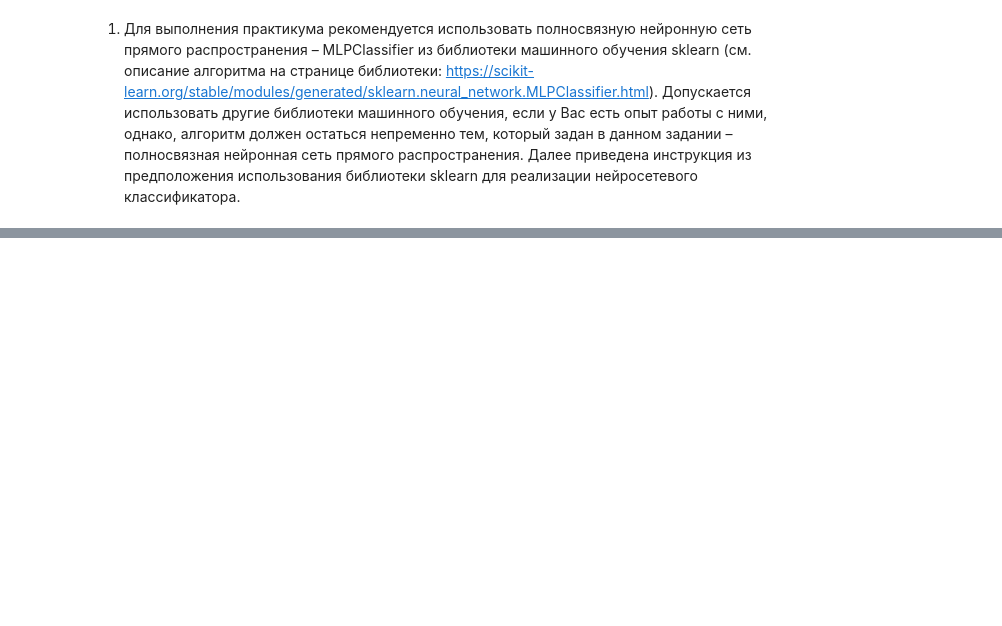
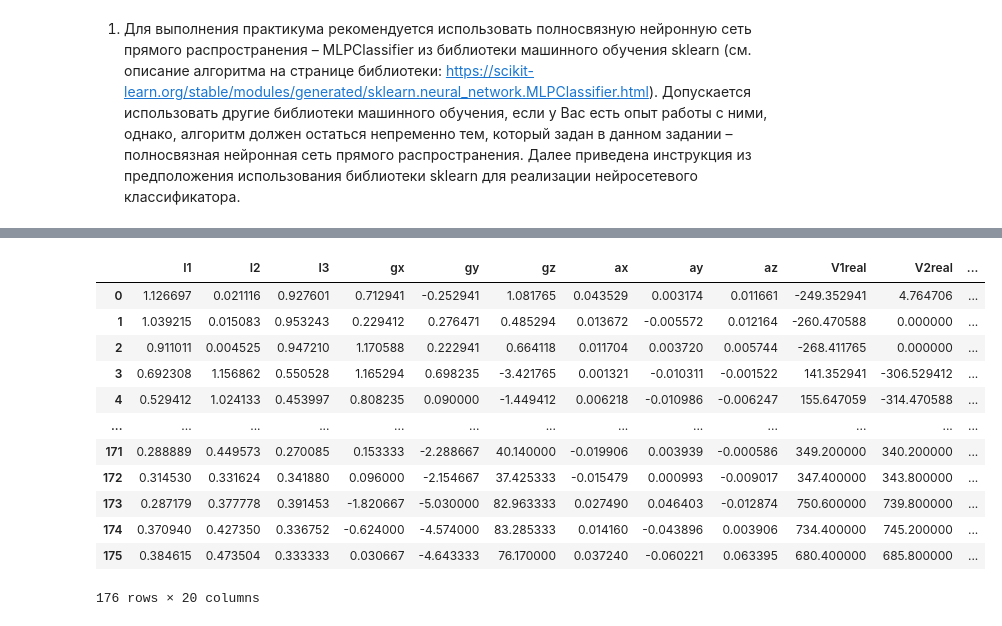
Before and after one commit to Bexaric/LB3_ML_Yakushev, a Jupyter notebook: notebook/LB3_Jupyter.ipynb, the cells around one changed output, grey strips where cells are left out. Saved outputs shown, nothing was run; the diff lists cells and outputs as text; code cells hidden in the pictures; blank space fills up the shorter version.

```diff
--- a/notebook/LB3_Jupyter.ipynb
+++ b/notebook/LB3_Jupyter.ipynb
@@ -31,3 +19,10 @@ from sklearn.metrics import accuracy_score, f1_score, confusion_matrix
 
 from sklearn.preprocessing import MinMaxScaler
 from imblearn.over_sampling import SMOTE, ADASYN
+# %%
+with open('C:/ML_Labs/LB3_ML_Yakushev/config/parameters.yaml', 'r', encoding='utf-8') as config_file:
+    config = yaml.safe_load(config_file)
+
+os.chdir(config['base']['root_project_dir'])
+
+print(config)
@@ -34,6 +31,6 @@ from imblearn.over_sampling import SMOTE, ADASYN
 # %%
-df = pd.read_excel(robot.DATASET_PATH)
-display(df.head(), df.info(), df.describe())
+V1 = pd.read_excel(config['data']['dataset_xlsx'])
+display(V1.head(), V1.info(), V1.describe())
 # %% [output]
 <class 'pandas.core.frame.DataFrame'>
 RangeIndex: 176 entries, 0 to 175
@@ -69,6 +66,9 @@ None
 | 75% | 0.696154 | 0.727800 | 0.780141 | 0.873414 | 0.276618 | 37.439714 | 0.012108 | 0.008070 | 0.009354 | 344.250000 | 339.621429 | ... |
 | max | 1.365008 | 1.561085 | 1.223229 | 9.905385 | 3.088000 | 87.827333 | 0.100601 | 0.100656 | 0.087982 | 772.200000 | 768.600000 | ... |
 # %%
-dt = 0.01  # период дискретизации (уточните по вашим данным)
-df_alpha = np.cumsum(df['gz'].values) * dt
+dt = 0.01
+# Метод Эйлера
+V1_alpha = np.zeros(len(V1))
+for i in range(1, len(V1)):
+    V1_alpha[i] = V1_alpha[i-1] + V1['gz'].values[i-1] * dt
 # %%
@@ -155,6 +149,6 @@ def compute_V2_V3(df, df_alpha):
 
     return V2, V3
 # %%
-V2, V3 = compute_V2_V3(df, df_alpha)
+V2, V3 = compute_V2_V3(V1, V1_alpha, config)
 display(V2, V3)
 # %% [output]
@@ -161,0 +181,17 @@ ValueError: setting an array element with a sequence. The requested array has an
+# %%
+V13 = pd.concat([V1, V3], axis=1)
+display(V13)
+# %% [output]
+|  | I1 | I2 | I3 | gx | gy | gz | ax | ay | az | V1real | V2real | ... |
+| 0 | 1.126697 | 0.021116 | 0.927601 | 0.712941 | -0.252941 | 1.081765 | 0.043529 | 0.003174 | 0.011661 | -249.352941 | 4.764706 | ... |
+| 1 | 1.039215 | 0.015083 | 0.953243 | 0.229412 | 0.276471 | 0.485294 | 0.013672 | -0.005572 | 0.012164 | -260.470588 | 0.000000 | ... |
+| 2 | 0.911011 | 0.004525 | 0.947210 | 1.170588 | 0.222941 | 0.664118 | 0.011704 | 0.003720 | 0.005744 | -268.411765 | 0.000000 | ... |
+| 3 | 0.692308 | 1.156862 | 0.550528 | 1.165294 | 0.698235 | -3.421765 | 0.001321 | -0.010311 | -0.001522 | 141.352941 | -306.529412 | ... |
+| 4 | 0.529412 | 1.024133 | 0.453997 | 0.808235 | 0.090000 | -1.449412 | 0.006218 | -0.010986 | -0.006247 | 155.647059 | -314.470588 | ... |
+| ... | ... | ... | ... | ... | ... | ... | ... | ... | ... | ... | ... | ... |
+| 171 | 0.288889 | 0.449573 | 0.270085 | 0.153333 | -2.288667 | 40.140000 | -0.019906 | 0.003939 | -0.000586 | 349.200000 | 340.200000 | ... |
+| 172 | 0.314530 | 0.331624 | 0.341880 | 0.096000 | -2.154667 | 37.425333 | -0.015479 | 0.000993 | -0.009017 | 347.400000 | 343.800000 | ... |
+| 173 | 0.287179 | 0.377778 | 0.391453 | -1.820667 | -5.030000 | 82.963333 | 0.027490 | 0.046403 | -0.012874 | 750.600000 | 739.800000 | ... |
+| 174 | 0.370940 | 0.427350 | 0.336752 | -0.624000 | -4.574000 | 83.285333 | 0.014160 | -0.043896 | 0.003906 | 734.400000 | 745.200000 | ... |
+| 175 | 0.384615 | 0.473504 | 0.333333 | 0.030667 | -4.643333 | 76.170000 | 0.037240 | -0.060221 | 0.063395 | 680.400000 | 685.800000 | ... |
+176 rows × 20 columns
```
Also changed, not shown: parts of 13 cells of this notebook, 4 other files.
